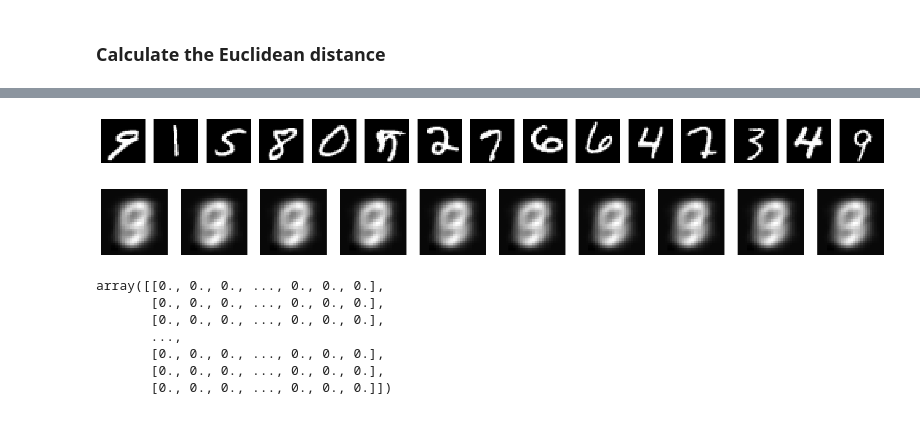
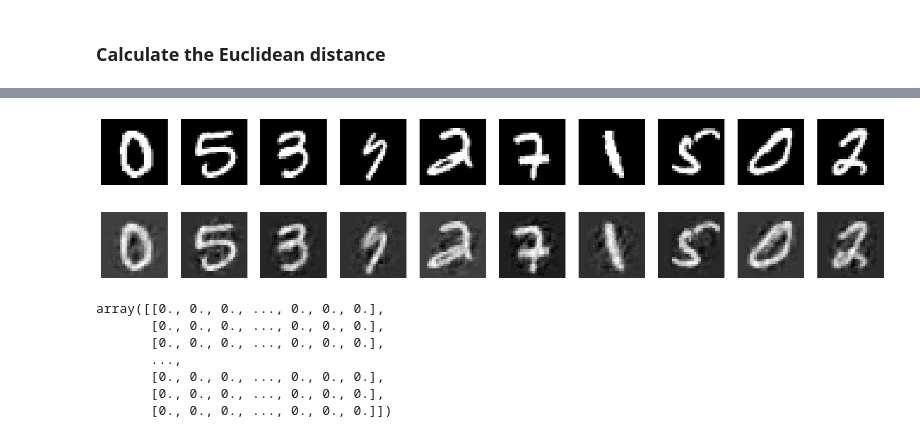
Before and after one commit to radiukpavlo/transition-matrix-ml, a Jupyter notebook: projects/mnist_transion-matrix-ml.ipynb, the cells around one changed output, grey strips where cells are left out. Saved outputs shown, nothing was run; the diff lists cells and outputs as text; code cells hidden in the pictures.

```diff
--- a/projects/mnist_transion-matrix-ml.ipynb
+++ b/projects/mnist_transion-matrix-ml.ipynb
@@ -403,7 +403,7 @@ total_distance
 # %%
 import matplotlib.pyplot as plt
 
-def plot_mnist(input_data, num_to_display=15):
+def plot_mnist(input_data, num_to_display):
     """
     Plots the MNIST numbers from the given data which can be either a DataFrame or a numpy array.
 
@@ -431,14 +431,15 @@ def plot_mnist(input_data, num_to_display=15):
 
     plt.show()
 # %%
+n_images = 10
+
 # Call the function with matrix_B_final dataframe or numpy array
-plot_mnist(matrix_B_final)
+plot_mnist(matrix_B_final, n_images)
+
+plot_mnist(matrix_B_calculated, n_images)
 # %% [output]
-[figure, old version]
+[figure, new version]
+[figure, added]
-# %%
-plot_mnist(matrix_B_calculated)
-# %% [output]
-[figure, removed]
 # %%
 matrix_B_calculated
 # %% [output]
```
Also changed, not shown: parts of 9 cells of this notebook, 26 other files.
